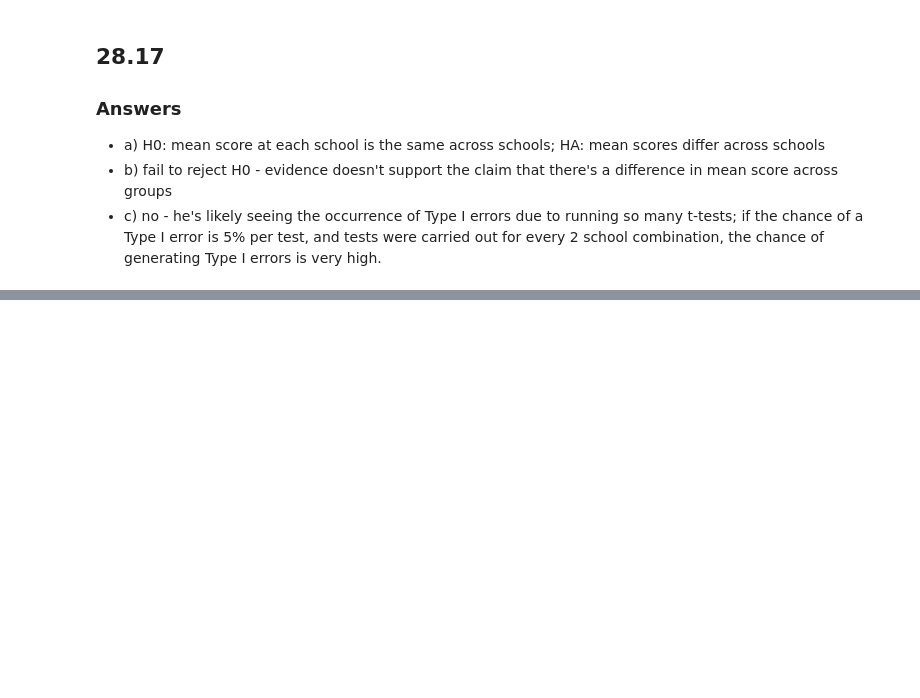
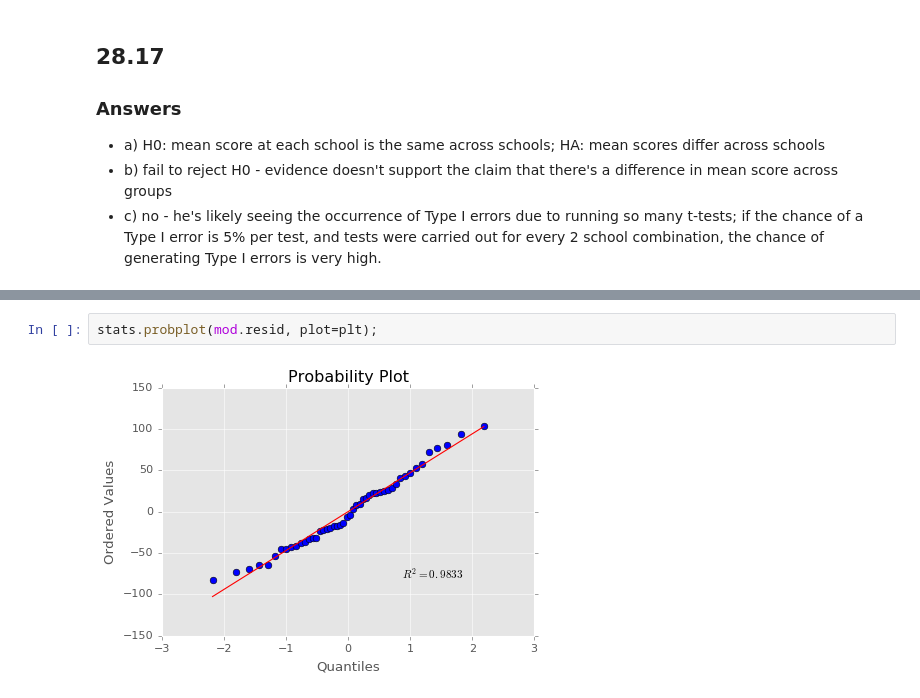
Before and after one commit to rickhaffey/stats-dvb, a Jupyter notebook: exercises/Chapter 28 - Exercises.ipynb, the cells around one changed output, grey strips where cells are left out. Saved outputs shown, nothing was run; the diff lists cells and outputs as text; blank space fills up the shorter version.

```diff
--- a/exercises/Chapter 28 - Exercises.ipynb
+++ b/exercises/Chapter 28 - Exercises.ipynb
@@ -134,0 +199,4 @@ t^2: 30.99799986205945
+# %%
+stats.probplot(mod.resid, plot=plt);
+# %% [output]
+[figure, added]
```
Also changed, not shown: parts of 13 cells of this notebook.
